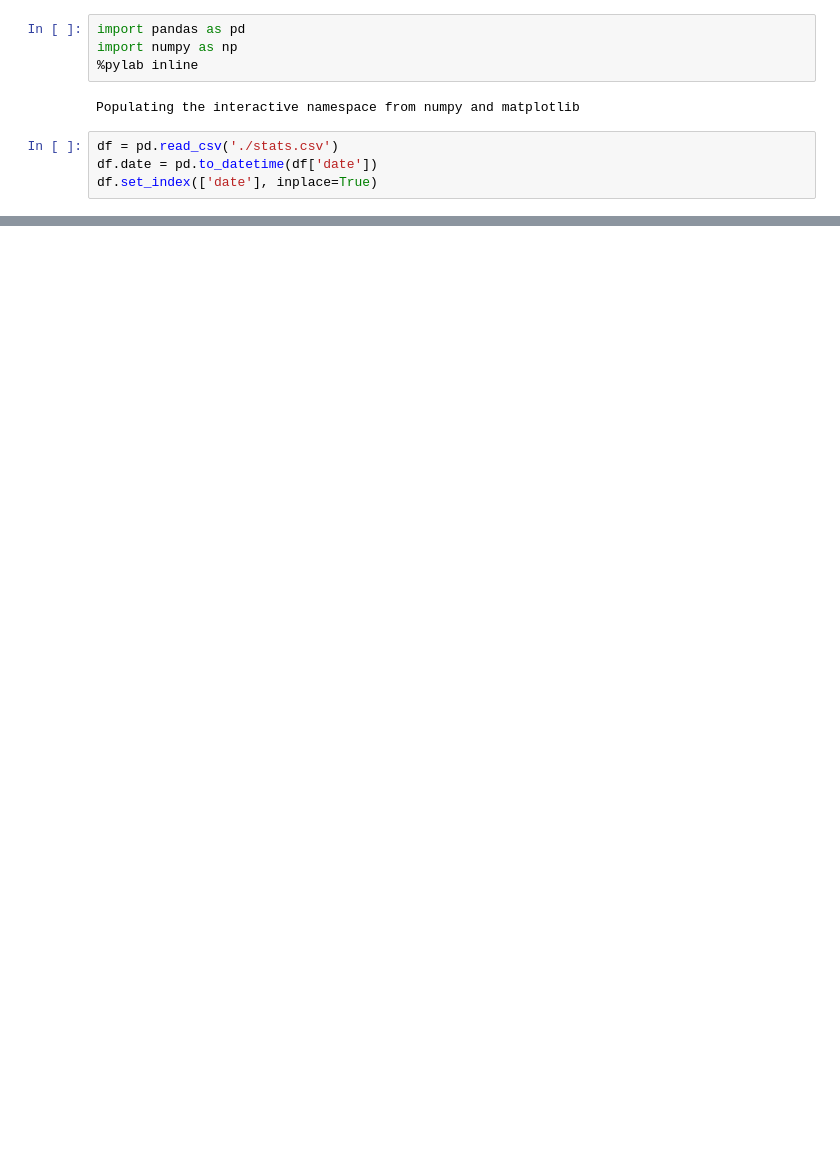
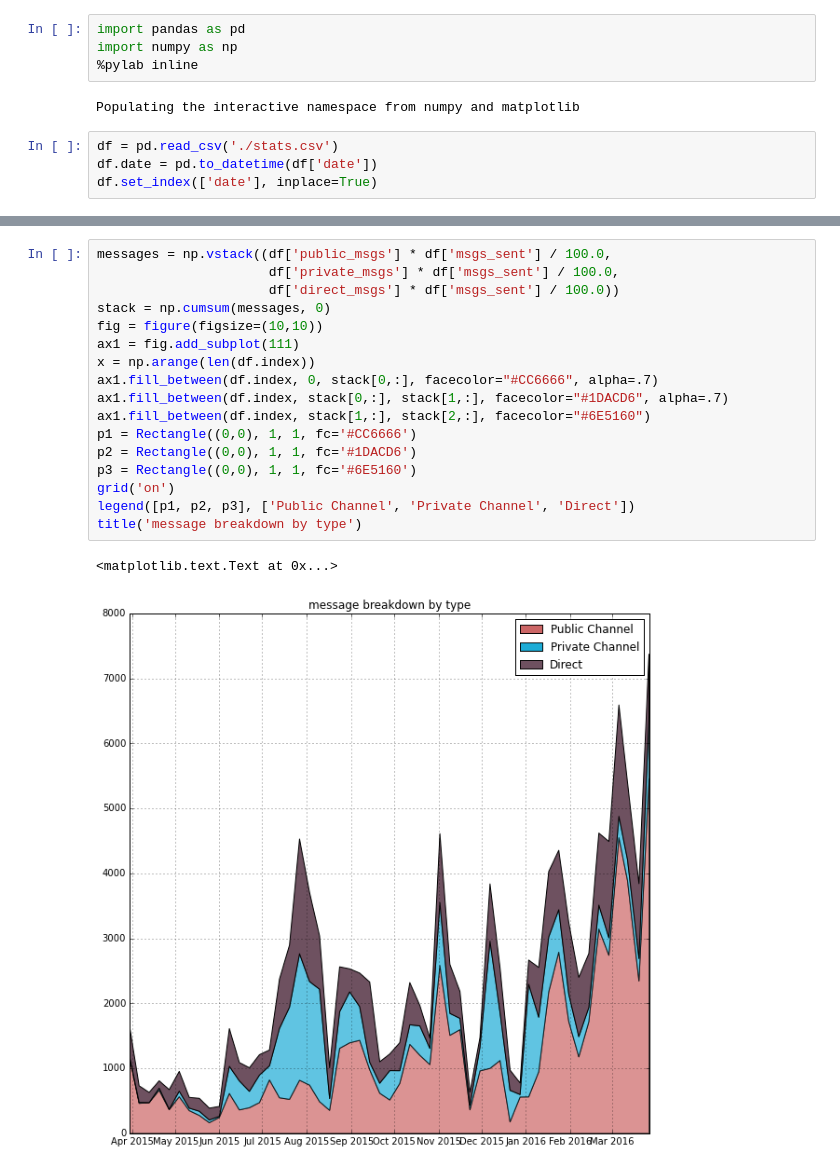
Before and after one commit to mjcarroll/tech256_stats, a Jupyter notebook: Slack Stats.ipynb, the cells around one changed output, grey strips where cells are left out. Drawn from its saved outputs; the diff is of its cells as text; blank space fills up the shorter version.

```diff
--- a/Slack Stats.ipynb
+++ b/Slack Stats.ipynb
@@ -37,3 +37,23 @@ title('message breakdown by type')
+# %%
+messages = np.vstack((df['public_msgs'] * df['msgs_sent'] / 100.0,
+                      df['private_msgs'] * df['msgs_sent'] / 100.0,
+                      df['direct_msgs'] * df['msgs_sent'] / 100.0))
+stack = np.cumsum(messages, 0)
+fig = figure(figsize=(10,10))
+ax1 = fig.add_subplot(111)
+x = np.arange(len(df.index))
+ax1.fill_between(df.index, 0, stack[0,:], facecolor="#CC6666", alpha=.7)
+ax1.fill_between(df.index, stack[0,:], stack[1,:], facecolor="#1DACD6", alpha=.7)
+ax1.fill_between(df.index, stack[1,:], stack[2,:], facecolor="#6E5160")
+p1 = Rectangle((0,0), 1, 1, fc='#CC6666')
+p2 = Rectangle((0,0), 1, 1, fc='#1DACD6')
+p3 = Rectangle((0,0), 1, 1, fc='#6E5160')
+grid('on')
+legend([p1, p2, p3], ['Public Channel', 'Private Channel', 'Direct'])
+title('message breakdown by type')
+# %% [output]
+<matplotlib.text.Text at 0x...>
+[figure, added]
 # %%
 fig = figure(figsize=(10,10))
 np.cumsum(df['added'] - df['disabled']).plot()
```
Also changed, not shown: parts of 3 cells of this notebook, 1 other file.
